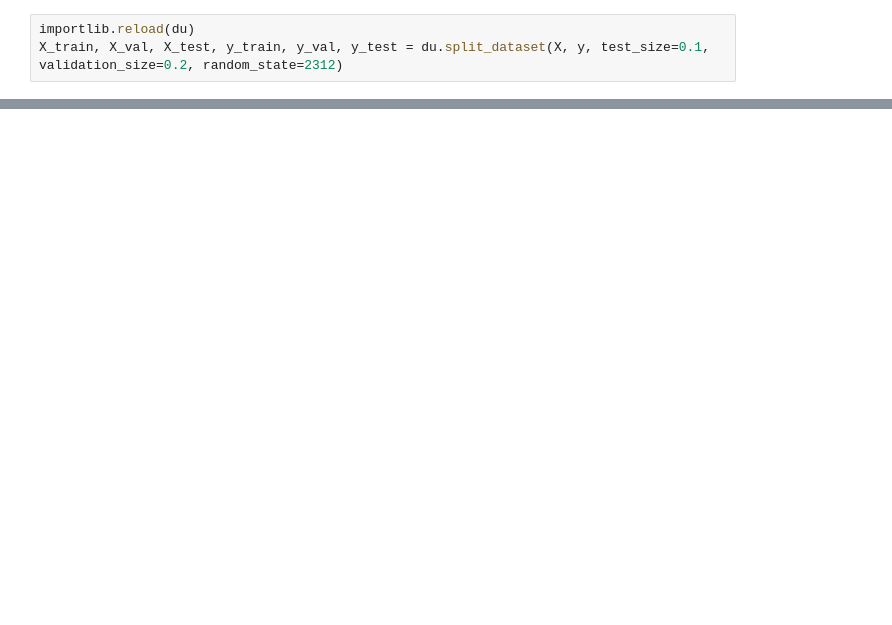
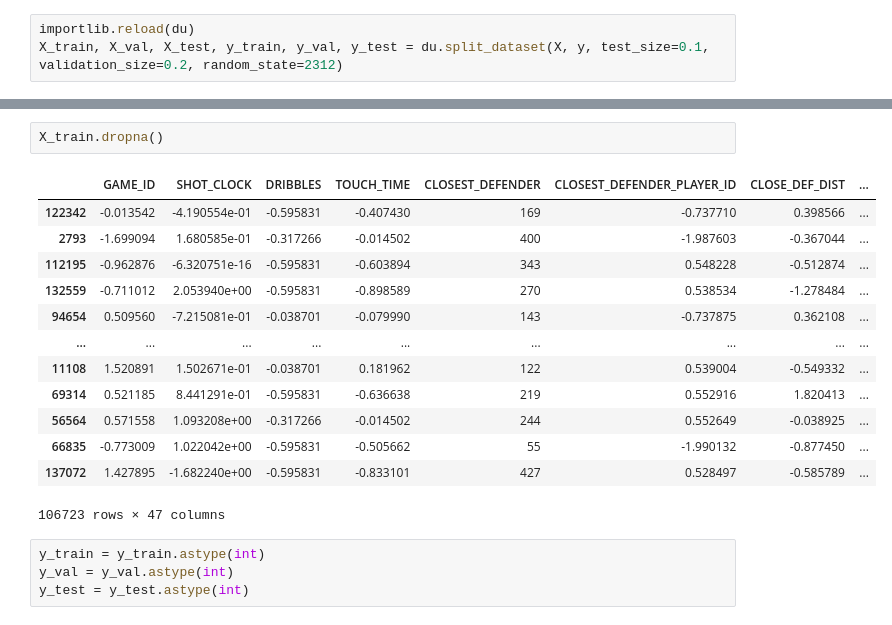
Before and after one commit to BigBabik/Shotpred, a Jupyter notebook: notebooks/dataworks.ipynb, the cells around one changed output, grey strips where cells are left out. Drawn from its saved outputs; the diff is of its cells as text; blank space fills up the shorter version.

```diff
--- a/notebooks/dataworks.ipynb
+++ b/notebooks/dataworks.ipynb
@@ -328,0 +321,20 @@ X_train, X_val, X_test, y_train, y_val, y_test = du.split_dataset(X, y, test_siz
+# %%
+X_train.dropna()
+# %% [output]
+|  | GAME_ID | SHOT_CLOCK | DRIBBLES | TOUCH_TIME | CLOSEST_DEFENDER | CLOSEST_DEFENDER_PLAYER_ID | CLOSE_DEF_DIST | ... |
+| 122342 | -0.013542 | -4.190554e-01 | -0.595831 | -0.407430 | 169 | -0.737710 | 0.398566 | ... |
+| 2793 | -1.699094 | 1.680585e-01 | -0.317266 | -0.014502 | 400 | -1.987603 | -0.367044 | ... |
+| 112195 | -0.962876 | -6.320751e-16 | -0.595831 | -0.603894 | 343 | 0.548228 | -0.512874 | ... |
+| 132559 | -0.711012 | 2.053940e+00 | -0.595831 | -0.898589 | 270 | 0.538534 | -1.278484 | ... |
+| 94654 | 0.509560 | -7.215081e-01 | -0.038701 | -0.079990 | 143 | -0.737875 | 0.362108 | ... |
+| ... | ... | ... | ... | ... | ... | ... | ... | ... |
+| 11108 | 1.520891 | 1.502671e-01 | -0.038701 | 0.181962 | 122 | 0.539004 | -0.549332 | ... |
+| 69314 | 0.521185 | 8.441291e-01 | -0.595831 | -0.636638 | 219 | 0.552916 | 1.820413 | ... |
+| 56564 | 0.571558 | 1.093208e+00 | -0.317266 | -0.014502 | 244 | 0.552649 | -0.038925 | ... |
+| 66835 | -0.773009 | 1.022042e+00 | -0.595831 | -0.505662 | 55 | -1.990132 | -0.877450 | ... |
+| 137072 | 1.427895 | -1.682240e+00 | -0.595831 | -0.833101 | 427 | 0.528497 | -0.585789 | ... |
+106723 rows × 47 columns
+# %%
+y_train = y_train.astype(int)
+y_val = y_val.astype(int)
+y_test = y_test.astype(int)
```
Also changed, not shown: parts of 29 cells of this notebook, 3 other files.
